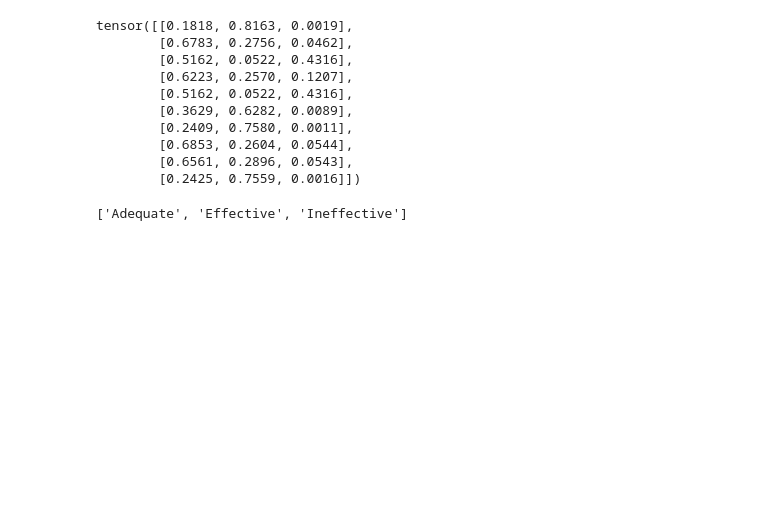
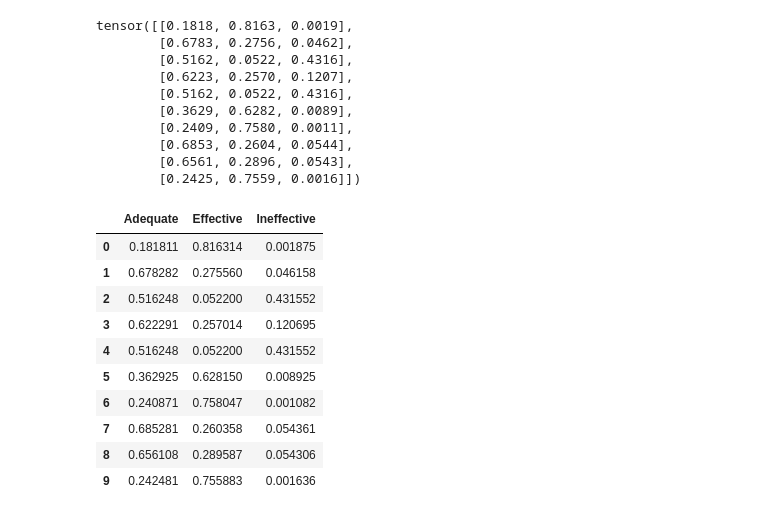
Before and after one commit to sayanbanerjee32/feedback-prize-effectiveness, a Jupyter notebook: basic_model.ipynb, the cells around one changed output. Drawn from its saved outputs; the diff is of its cells as text; code cells hidden in the pictures; blank space fills up the shorter version.

```diff
--- a/basic_model.ipynb
+++ b/basic_model.ipynb
@@ -120,7 +120,18 @@ tensor([[0.1818, 0.8163, 0.0019],
         [0.2425, 0.7559, 0.0016]])
 # %%
 # column names for probabilities
-dls.vocab[1]
+probs_df = pd.DataFrame(probs.numpy(),columns = dls.vocab[1])
+probs_df
 # %% [output]
-['Adequate', 'Effective', 'Ineffective']
+|  | Adequate | Effective | Ineffective |
+| 0 | 0.181811 | 0.816314 | 0.001875 |
+| 1 | 0.678282 | 0.275560 | 0.046158 |
+| 2 | 0.516248 | 0.052200 | 0.431552 |
+| 3 | 0.622291 | 0.257014 | 0.120695 |
+| 4 | 0.516248 | 0.052200 | 0.431552 |
+| 5 | 0.362925 | 0.628150 | 0.008925 |
+| 6 | 0.240871 | 0.758047 | 0.001082 |
+| 7 | 0.685281 | 0.260358 | 0.054361 |
+| 8 | 0.656108 | 0.289587 | 0.054306 |
+| 9 | 0.242481 | 0.755883 | 0.001636 |
 # %%
```
Also changed, not shown: parts of 3 cells of this notebook.
